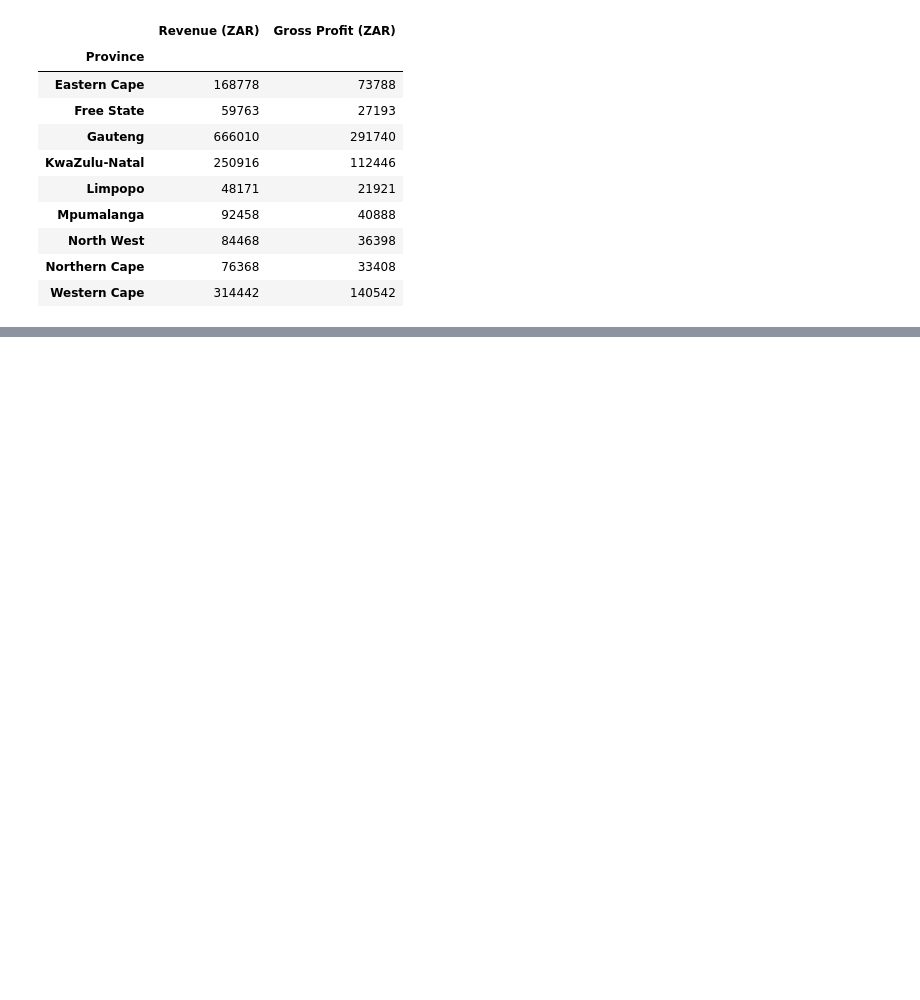
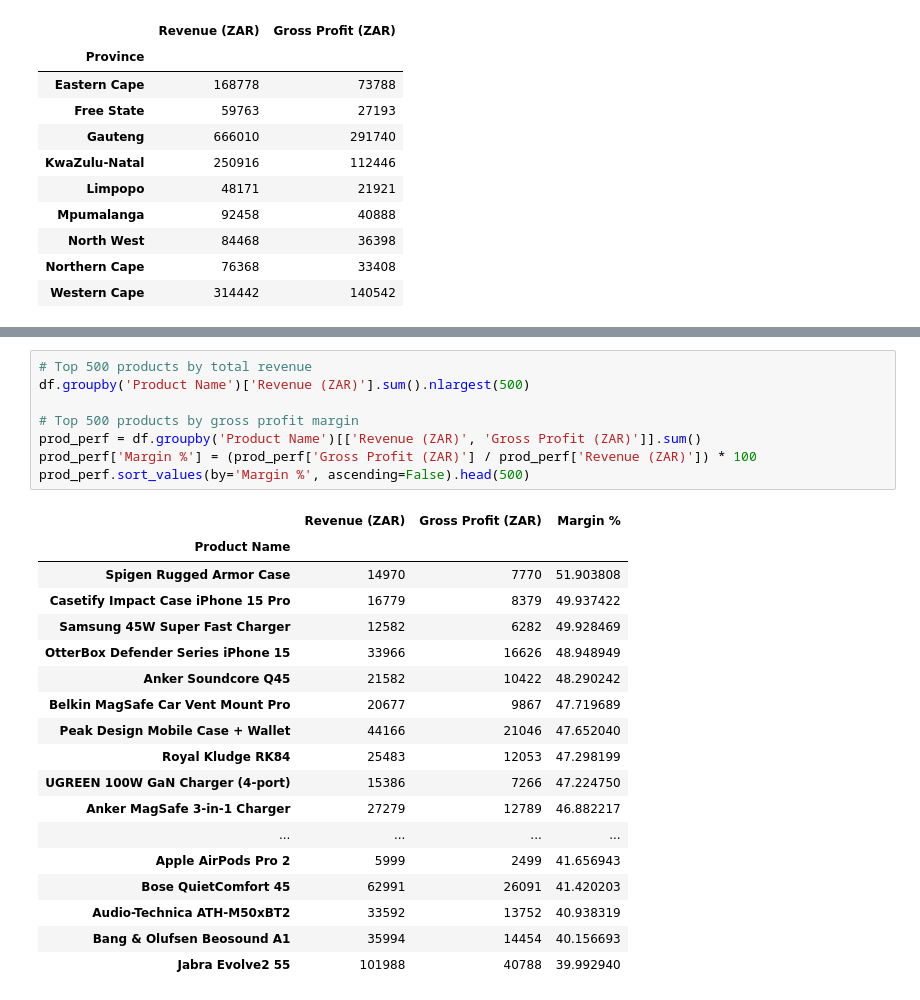
Before and after one commit to LawrenceOtieno/Tech-Trend-Dashboard, a Jupyter notebook: Analysis.ipynb, the cells around one changed output, grey strips where cells are left out. Saved outputs shown, nothing was run; the diff lists cells and outputs as text; blank space fills up the shorter version.

```diff
--- a/Analysis.ipynb
+++ b/Analysis.ipynb
@@ -120,0 +145,27 @@ df.groupby('Province')[['Revenue (ZAR)', 'Gross Profit (ZAR)']].sum()
+# %%
+# Top 500 products by total revenue
+df.groupby('Product Name')['Revenue (ZAR)'].sum().nlargest(500)
+
+# Top 500 products by gross profit margin
+prod_perf = df.groupby('Product Name')[['Revenue (ZAR)', 'Gross Profit (ZAR)']].sum()
+prod_perf['Margin %'] = (prod_perf['Gross Profit (ZAR)'] / prod_perf['Revenue (ZAR)']) * 100
+prod_perf.sort_values(by='Margin %', ascending=False).head(500)
+# %% [output]
+|  | Revenue (ZAR) | Gross Profit (ZAR) | Margin % |
+| Product Name |  |  |  |
+| Spigen Rugged Armor Case | 14970 | 7770 | 51.903808 |
+| Casetify Impact Case iPhone 15 Pro | 16779 | 8379 | 49.937422 |
+| Samsung 45W Super Fast Charger | 12582 | 6282 | 49.928469 |
+| OtterBox Defender Series iPhone 15 | 33966 | 16626 | 48.948949 |
+| Anker Soundcore Q45 | 21582 | 10422 | 48.290242 |
+| Belkin MagSafe Car Vent Mount Pro | 20677 | 9867 | 47.719689 |
+| Peak Design Mobile Case + Wallet | 44166 | 21046 | 47.652040 |
+| Royal Kludge RK84 | 25483 | 12053 | 47.298199 |
+| UGREEN 100W GaN Charger (4-port) | 15386 | 7266 | 47.224750 |
+| Anker MagSafe 3-in-1 Charger | 27279 | 12789 | 46.882217 |
+| ... | ... | ... | ... |
+| Apple AirPods Pro 2 | 5999 | 2499 | 41.656943 |
+| Bose QuietComfort 45 | 62991 | 26091 | 41.420203 |
+| Audio-Technica ATH-M50xBT2 | 33592 | 13752 | 40.938319 |
+| Bang & Olufsen Beosound A1 | 35994 | 14454 | 40.156693 |
+| Jabra Evolve2 55 | 101988 | 40788 | 39.992940 |
```
Also changed, not shown: parts of 8 cells of this notebook.
